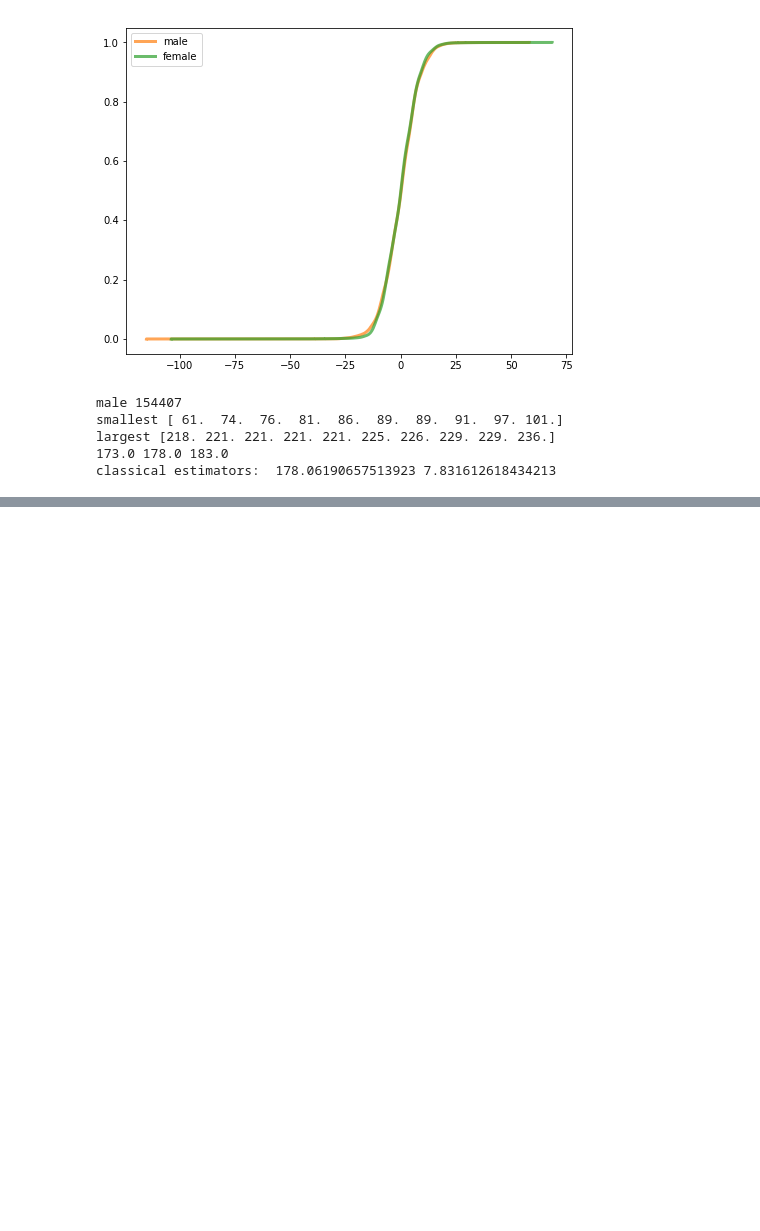
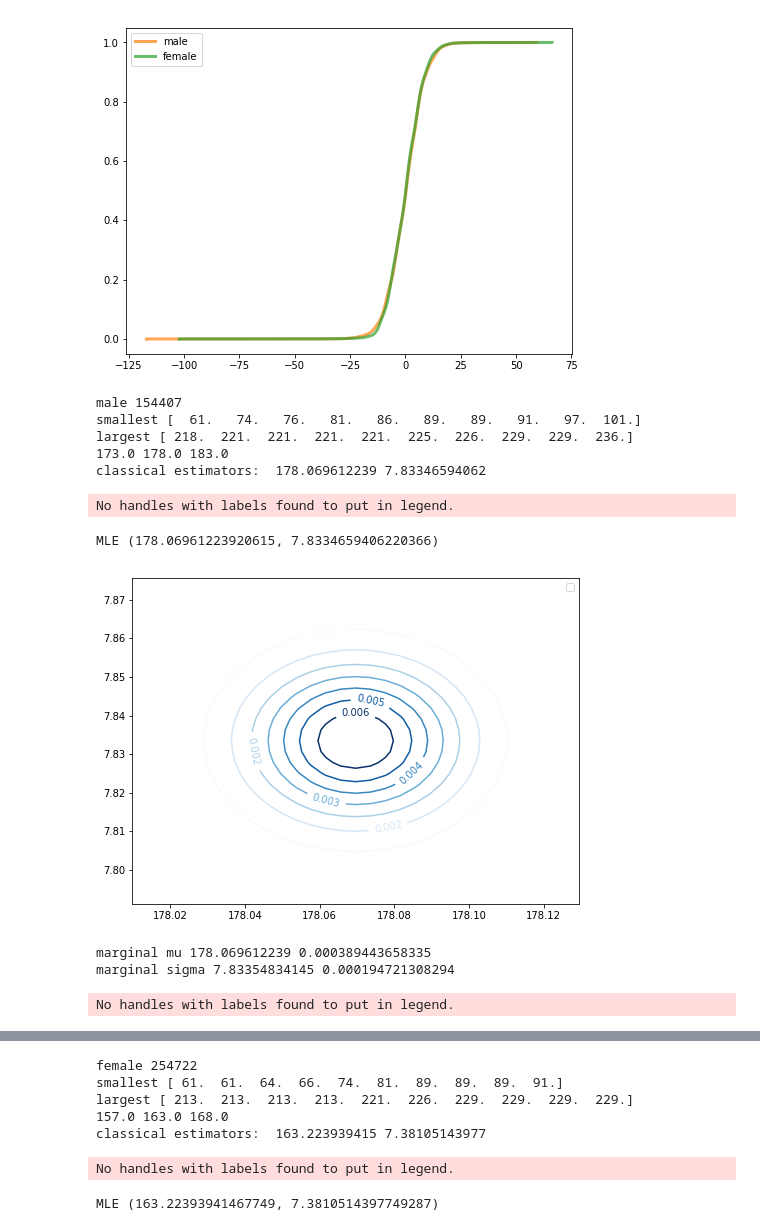
Before and after one commit to llv22/thinkbayes, a Jupyter notebook: chapter10/chapter10_statistic.ipynb, the cells around one changed output, grey strips where cells are left out. Saved outputs shown, nothing was run; the diff lists cells and outputs as text; code cells hidden in the pictures; blank space fills up the shorter version.

```diff
--- a/chapter10/chapter10_statistic.ipynb
+++ b/chapter10/chapter10_statistic.ipynb
@@ -194,12 +301,12 @@ def PlotMarginals(suite):
     """
     thinkplot.Clf()
 
-    pyplot.subplot(1, 2, 1)
+    plt.subplot(1, 2, 1)
     pmf_m = suite.Marginal(0)
     cdf_m = MakeCdfFromPmf(pmf_m)
     thinkplot.Cdf(cdf_m)
 
-    pyplot.subplot(1, 2, 2)
+    plt.subplot(1, 2, 2)
     pmf_s = suite.Marginal(1)
     cdf_s = MakeCdfFromPmf(pmf_s)
     thinkplot.Cdf(cdf_s)
@@ -236,7 +343,7 @@ def RunEstimate(update_func, num_points=31, median_flag=False):
         pmf_s = suite.Marginal(1)
         print('marginal mu', pmf_m.Mean(), pmf_m.Var())
         print('marginal sigma', pmf_s.Mean(), pmf_s.Var())
-        # PlotMarginals(suite)
+        PlotMarginals(suite)
 
     PlotCoefVariation(suites)
 # %%
@@ -247,16 +354,52 @@ def UpdateSuite1(suite, xs):
     xs: sequence
     """
     suite.UpdateSet(xs)
-# %%
-# Estimate 1: just using the same data
-random.seed(17)
-func = UpdateSuite1
-median_flag = False
-RunEstimate(func, median_flag=median_flag)
-# %% [output]
-[figure, removed]
-male 154407
-smallest [ 61.  74.  76.  81.  86.  89.  89.  91.  97. 101.]
-largest [218. 221. 221. 221. 221. 225. 226. 229. 229. 236.]
-173.0 178.0 183.0
-classical estimators:  178.06190657513923 7.831612618434213
+# %%
+def UpdateSuite2(suite, xs):
+    """
+    Computes the posterior distibution of mu and sigma.
+    Computes log likelihoods.
+    suite: Suite that maps from (mu, sigma) to prob
+    xs: sequence
+    """
+    suite.Log()
+    suite.LogUpdateSet(xs)
+    suite.Exp()
+    suite.Normalize()
+# %%
+def UpdateSuite3(suite, xs):
+    """Computes the posterior distibution of mu and sigma.
+    Computes log likelihoods efficiently.
+    suite: Suite that maps from (mu, sigma) to prob
+    t: sequence
+    """
+    suite.Log()
+    suite.LogUpdateSetFast(xs)
+    suite.Exp()
+    suite.Normalize()
+# %%
+# Estimate 1: just using the same data
+random.seed(17)
+func = UpdateSuite1
+median_flag = False
+# case 1: very slow, can't get result out immediately => still about 1 hour
+# RunEstimate(func, median_flag=median_flag)
+func = UpdateSuite2
+# case 2: very slow, can't get result out immediately => still about 1 hour
+# RunEstimate(func, median_flag=median_flag)
+func = UpdateSuite3
+# case 3: very slow, can't get result out immediately => relatively faster
+RunEstimate(func, median_flag=median_flag)
+# %% [output]
+[figure, added]
+male 154407
+smallest [  61.   74.   76.   81.   86.   89.   89.   91.   97.  101.]
+largest [ 218.  221.  221.  221.  221.  225.  226.  229.  229.  236.]
+173.0 178.0 183.0
+classical estimators:  178.069612239 7.83346594062
+No handles with labels found to put in legend.
+MLE (178.06961223920615, 7.8334659406220366)
+[figure, added]
+marginal mu 178.069612239 0.000389443658335
+marginal sigma 7.83354834145 0.000194721308294
+No handles with labels found to put in legend.
@@ -262,0 +407,7 @@ classical estimators:  178.06190657513923 7.831612618434213
+female 254722
+smallest [ 61.  61.  64.  66.  74.  81.  89.  89.  89.  91.]
+largest [ 213.  213.  213.  213.  221.  226.  229.  229.  229.  229.]
+157.0 163.0 168.0
+classical estimators:  163.223939415 7.38105143977
+No handles with labels found to put in legend.
+MLE (163.22393941467749, 7.3810514397749287)
```
Also changed, not shown: parts of 12 cells of this notebook.
